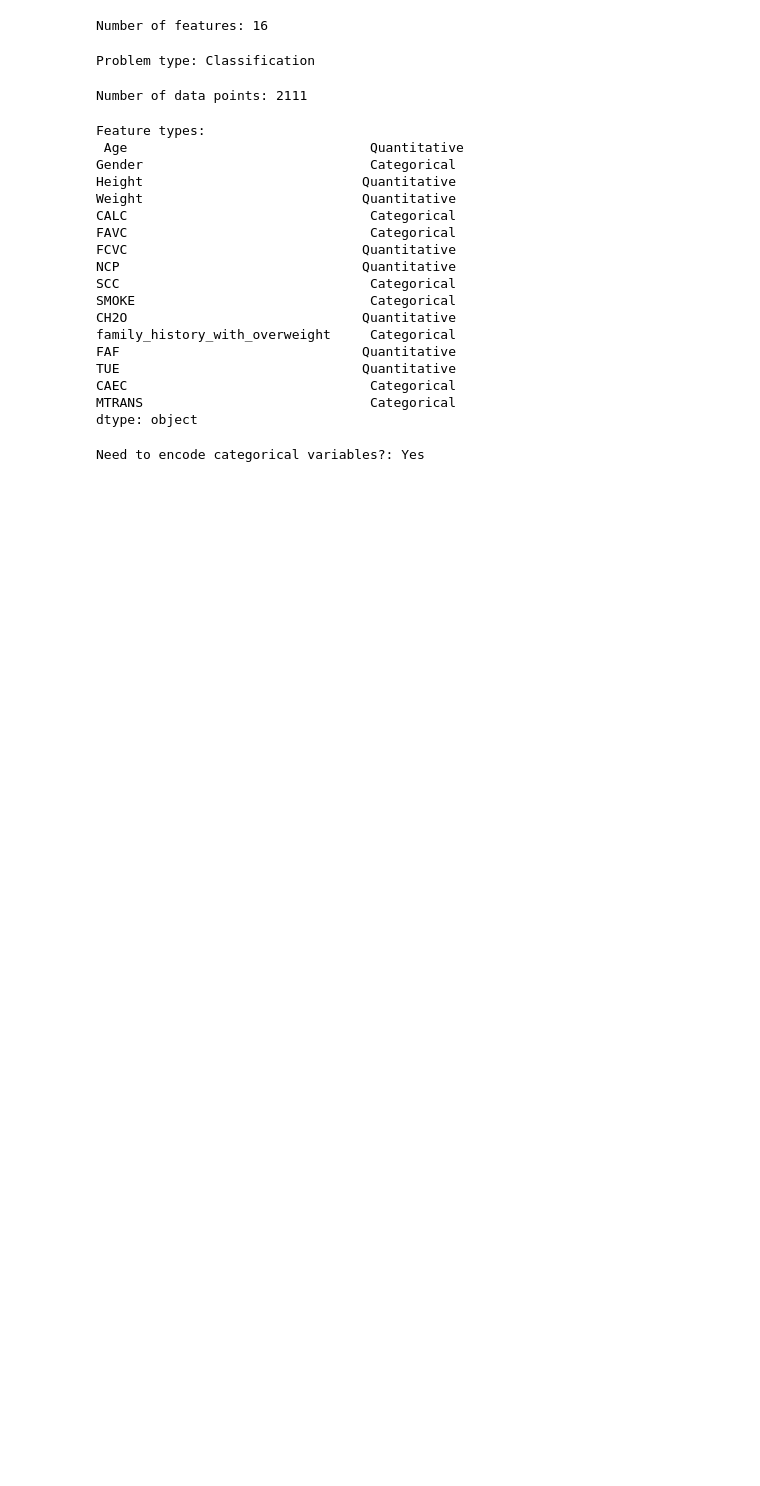
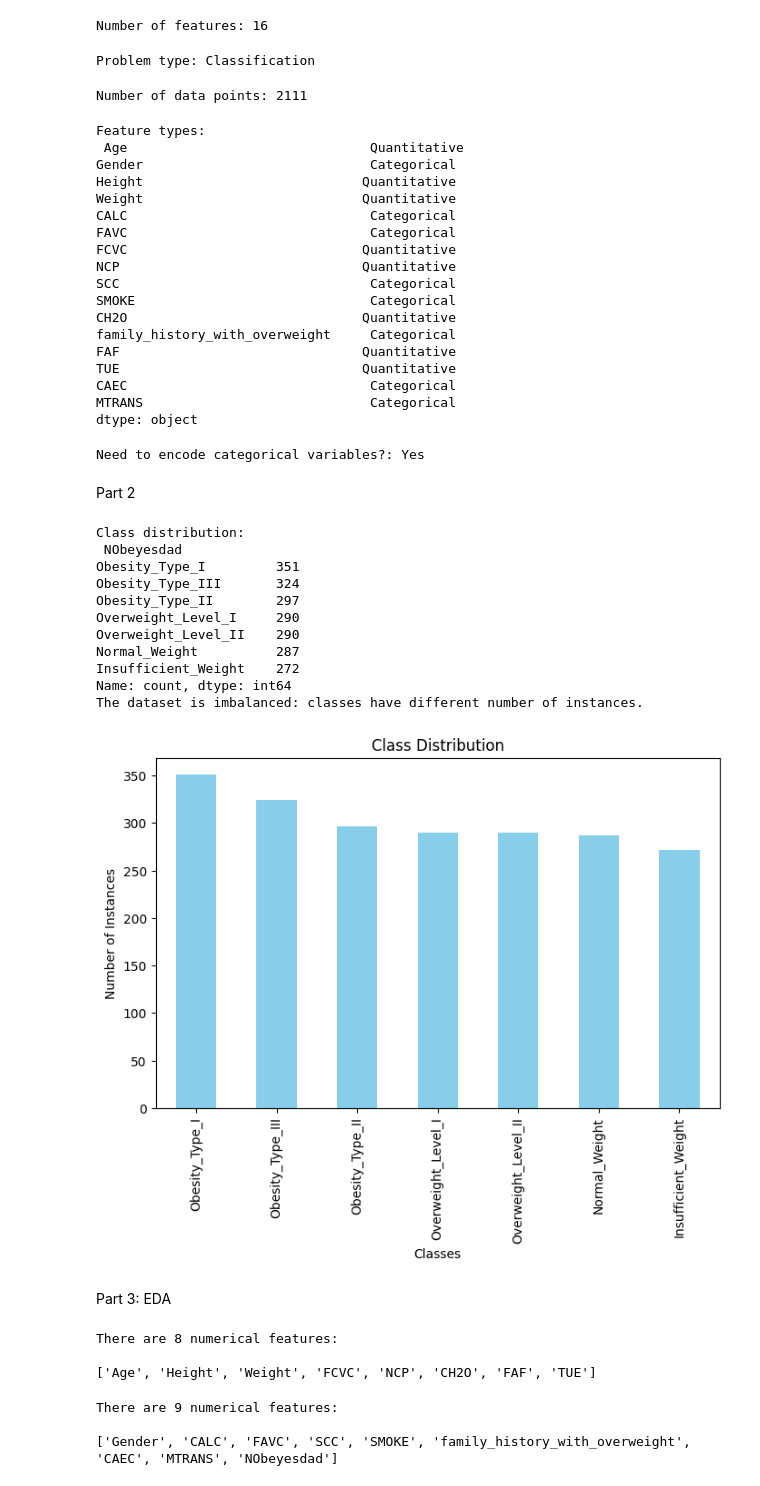
Before and after one commit to xDhruboVai/CSE422-Lab-Project, a Jupyter notebook: notebooks/0_dataset_description.ipynb, the cells around one changed output. Cells and saved outputs as stored; diff of their text form; code cells hidden in the pictures; blank space fills up the shorter version.

```diff
--- a/notebooks/0_dataset_description.ipynb
+++ b/notebooks/0_dataset_description.ipynb
@@ -63,3 +65,58 @@ print(f"Need to encode categorical variables?: {'Yes' if needs_encoding else 'No
 Need to encode categorical variables?: Yes
 # %%
 #Corelation in preprocessing.ipynb after encoding properly
+# %% [markdown]
+Part 2
+# %%
+class_counts = source[target_col].value_counts()
+print("Class distribution:\n", class_counts)
+
+# 2. Are all classes equally represented?
+if class_counts.nunique() == 1:
+    print("The dataset is balanced: all classes have equal number of instances.")
+else:
+    print("The dataset is imbalanced: classes have different number of instances.")
+
+plt.figure(figsize=(8,5))
+class_counts.plot(kind = 'bar', color = 'skyblue')
+plt.xlabel('Classes')
+plt.ylabel('Number of Instances')
+plt.title('Class Distribution')
+plt.show()
+# %% [output]
+Class distribution:
+ NObeyesdad
+Obesity_Type_I         351
+Obesity_Type_III       324
+Obesity_Type_II        297
+Overweight_Level_I     290
+Overweight_Level_II    290
+Normal_Weight          287
+Insufficient_Weight    272
+Name: count, dtype: int64
+The dataset is imbalanced: classes have different number of instances.
+[figure, added]
+# %% [markdown]
+Part 3: EDA
+# %%
+numerical_data = source.select_dtypes(include = 'number')
+
+numerical_features = numerical_data.columns.tolist()
+
+print(f'There are {len(numerical_features)} numerical features:', '\n')
+print(numerical_features)
+# %% [output]
+There are 8 numerical features:
+
+['Age', 'Height', 'Weight', 'FCVC', 'NCP', 'CH2O', 'FAF', 'TUE']
+# %%
+categorical_data = source.select_dtypes(include= 'object')
+
+categorical_features = categorical_data.columns.tolist()
+
+print(f'There are {len(categorical_features)} numerical features:', '\n')
+print(categorical_features)
+# %% [output]
+There are 9 numerical features:
+
+['Gender', 'CALC', 'FAVC', 'SCC', 'SMOKE', 'family_history_with_overweight', 'CAEC', 'MTRANS', 'NObeyesdad']
```
Also changed, not shown: parts of 6 cells of this notebook, 8 other files.
